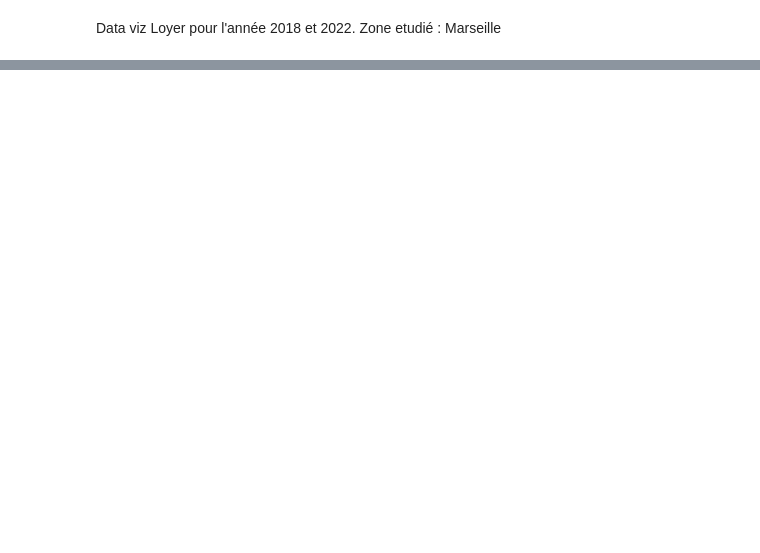
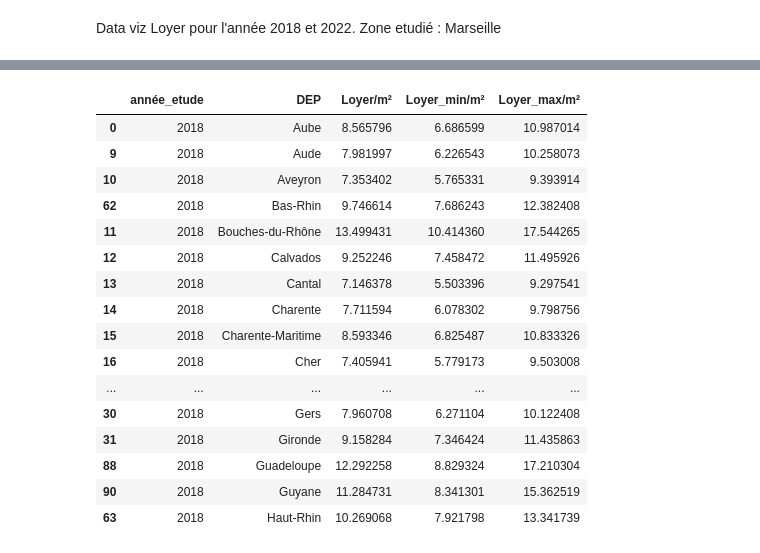
Before and after one commit to ziyadamz2/Projet-investisseur, a Jupyter notebook: Loyer/Loyer_2022.ipynb, the cells around one changed output, grey strips where cells are left out. Drawn from its saved outputs; the diff is of its cells as text; code cells hidden in the pictures; blank space fills up the shorter version.

```diff
--- a/Loyer/Loyer_2022.ipynb
+++ b/Loyer/Loyer_2022.ipynb
@@ -6,9 +12,9 @@ import matplotlib as mpl
 # %%
 departements = {
-    "01": "Ain",
-    "02": "Aisne",
-    "03": "Allier",
-    "04": "Alpes-de-Haute-Provence",
+    "01": "01 Ain",
+    "02": "02 Aisne",
+    "03": "03 Allier",
+    "04": "04 Alpes-de-Haute-Provence",
     "05": "Hautes-Alpes",
     "06": "Alpes-Maritimes",
     "07": "Ardèche",
@@ -24,6 +30,7 @@ departements = {
     "17": "Charente-Maritime",
     "18": "Cher",
     "19": "Corrèze",
+    "20": "test",
     "21": "Côte-d'Or",
     "22": "Côtes-d'Armor",
     "23": "Creuse",
@@ -394,8 +411,9 @@ plt.show()
 [figure]
 # %%
 df_final=pd.concat([df_newa, df_newb,df_newc], axis=0, ignore_index=True)
-df_fin_moy = df_final.groupby(['LIBGEO','DEP'])[['Loyer/m²', 'Loyer_min/m²', 'Loyer_max/m²']].mean()
+df_fin_moy = df_final.groupby(['DEP','LIBGEO'])[['Loyer/m²', 'Loyer_min/m²', 'Loyer_max/m²']].mean()
 df_final = pd.merge(df_final[['année_etude','DEP','LIBGEO']].drop_duplicates(),df_fin_moy, on='LIBGEO')
-display(df_final[df_final['année_etude']=='2018'].sort_values('LIBGEO',ascending=True))
-display(df_final[df_final['année_etude']=='2022'].sort_values('LIBGEO',ascending=True))
-display(df_final[df_final['année_etude']=='2023'].sort_values('LIBGEO',ascending=True))
+#print(df_final.loc[df_final['DEP']== "Paris"])
+df_2018=df_final[df_final['année_etude']=='2018']
+df_2022=df_final[df_final['année_etude']=='2022']
+df_2023=df_final[df_final['année_etude']=='2023']
@@ -441,0 +420,22 @@ display(df_final[df_final['année_etude']=='2023'].sort_values('LIBGEO',ascendin
+# %%
+df_2018_moy = df_2018.groupby(['DEP'])[['Loyer/m²','Loyer_min/m²','Loyer_max/m²']].mean()
+df_2018_v2 = pd.merge(df_2018[['année_etude','DEP']].drop_duplicates(),df_2018_moy, on='DEP')
+df_2018_v2.sort_values('DEP',ascending=True).head(29)
+# %% [output]
+|  | année_etude | DEP | Loyer/m² | Loyer_min/m² | Loyer_max/m² |
+| 0 | 2018 | Aube | 8.565796 | 6.686599 | 10.987014 |
+| 9 | 2018 | Aude | 7.981997 | 6.226543 | 10.258073 |
+| 10 | 2018 | Aveyron | 7.353402 | 5.765331 | 9.393914 |
+| 62 | 2018 | Bas-Rhin | 9.746614 | 7.686243 | 12.382408 |
+| 11 | 2018 | Bouches-du-Rhône | 13.499431 | 10.414360 | 17.544265 |
+| 12 | 2018 | Calvados | 9.252246 | 7.458472 | 11.495926 |
+| 13 | 2018 | Cantal | 7.146378 | 5.503396 | 9.297541 |
+| 14 | 2018 | Charente | 7.711594 | 6.078302 | 9.798756 |
+| 15 | 2018 | Charente-Maritime | 8.593346 | 6.825487 | 10.833326 |
+| 16 | 2018 | Cher | 7.405941 | 5.779173 | 9.503008 |
+| ... | ... | ... | ... | ... | ... |
+| 30 | 2018 | Gers | 7.960708 | 6.271104 | 10.122408 |
+| 31 | 2018 | Gironde | 9.158284 | 7.346424 | 11.435863 |
+| 88 | 2018 | Guadeloupe | 12.292258 | 8.829324 | 17.210304 |
+| 90 | 2018 | Guyane | 11.284731 | 8.341301 | 15.362519 |
+| 63 | 2018 | Haut-Rhin | 10.269068 | 7.921798 | 13.341739 |
```
Also changed, not shown: parts of 10 cells of this notebook.
